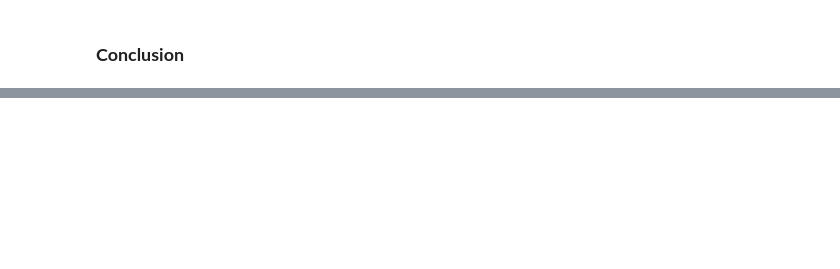
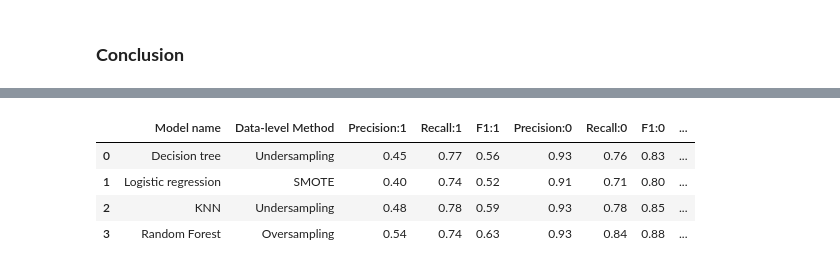
Before and after one commit to Abderrahmane-Chafi/BankCustomerChurnAnalysis, a Jupyter notebook: notebook794dc85e40.ipynb, the cells around one changed output, grey strips where cells are left out. Drawn from its saved outputs; the diff is of its cells as text; code cells hidden in the pictures; blank space fills up the shorter version.

```diff
--- a/notebook794dc85e40.ipynb
+++ b/notebook794dc85e40.ipynb
@@ -933,3 +934,92 @@ report
+# %%
+models_data = [
+    {
+        'Model name': 'Decision tree',
+        'Data-level Method': 'Undersampling',
+        'Precision:1': 0.45,
+        'Recall:1': 0.77,
+        'F1:1': 0.56,
+        'Precision:0': 0.93,
+        'Recall:0': 0.76,
+        'F1:0': 0.83,
+        'ROC AUC': 0.762,
+        'PR AUC': 0.630,
+        'Accuracy': 0.76,
+        'Precision': (0.93 + 0.45) / 2,
+        'Recall': (0.76 + 0.77) / 2,
+        'F1': (0.83 + 0.56) / 2,
+        'Confusion Matrix': [[1808, 581], [142, 469]]
+    },
+    {
+        'Model name': 'Logistic regression',
+        'Data-level Method': 'SMOTE',
+        'Precision:1': 0.40,
+        'Recall:1': 0.74,
+        'F1:1': 0.52,
+        'Precision:0': 0.91,
+        'Recall:0': 0.71,
+        'F1:0': 0.80,
+        'ROC AUC': 0.725,
+        'PR AUC': 0.593,
+        'Accuracy': 0.72,
+        'Precision': (0.91 + 0.40) / 2,
+        'Recall': (0.71 + 0.74) / 2,
+        'F1': (0.80 + 0.52) / 2,
+        'Confusion Matrix': [[1706, 683], [161, 450]]
+    },
+    {
+        'Model name': 'KNN',
+        'Data-level Method': 'Undersampling',
+        'Precision:1': 0.48,
+        'Recall:1': 0.78,
+        'F1:1': 0.59,
+        'Precision:0': 0.93,
+        'Recall:0': 0.78,
+        'F1:0': 0.85,
+        'ROC AUC': 0.780,
+        'PR AUC': 0.651,
+        'Accuracy': 0.78,
+        'Precision': (0.93 + 0.48) / 2,
+        'Recall': (0.78 + 0.78) / 2,
+        'F1': (0.85 + 0.59) / 2,
+        'Confusion Matrix': [[1870, 519], [135, 476]]
+    },
+    {
+        'Model name': 'Random Forest',
+        'Data-level Method': 'Oversampling',
+        'Precision:1': 0.54,
+        'Recall:1': 0.74,
+        'F1:1': 0.63,
+        'Precision:0': 0.93,
+        'Recall:0': 0.84,
+        'F1:0': 0.88,
+        'ROC AUC': 0.790,
+        'PR AUC': 0.668,
+        'Accuracy': 0.82,
+        'Precision': (0.54 + 0.93) / 2,
+        'Recall': (0.74 + 0.84) / 2,
+        'F1': (0.88 + 0.63) / 2,
+        'Confusion Matrix': [[2010,379],[159,452]]
+    }
+]
+
+columns = [
+    'Model name', 'Data-level Method', 'Precision:1', 'Recall:1', 'F1:1',
+    'Precision:0', 'Recall:0', 'F1:0', 'ROC AUC', 'PR AUC', 'Accuracy',
+    'Precision', 'Recall', 'F1', 'Confusion Matrix'
+]
+
+pd.set_option('display.max_colwidth', None)
+pd.set_option('display.max_columns', None)
+
+report = pd.DataFrame(models_data, columns=columns)
+report
+# %% [output]
+|  | Model name | Data-level Method | Precision:1 | Recall:1 | F1:1 | Precision:0 | Recall:0 | F1:0 | ... |
+| 0 | Decision tree | Undersampling | 0.45 | 0.77 | 0.56 | 0.93 | 0.76 | 0.83 | ... |
+| 1 | Logistic regression | SMOTE | 0.40 | 0.74 | 0.52 | 0.91 | 0.71 | 0.80 | ... |
+| 2 | KNN | Undersampling | 0.48 | 0.78 | 0.59 | 0.93 | 0.78 | 0.85 | ... |
+| 3 | Random Forest | Oversampling | 0.54 | 0.74 | 0.63 | 0.93 | 0.84 | 0.88 | ... |
 # %% [markdown]
 Our database contains 10,000 entries with 18 columns, featuring both categorical and continuous variables. Notably, there are no null values, simplifying our task.
 
```
Also changed, not shown: parts of 15 cells of this notebook.
